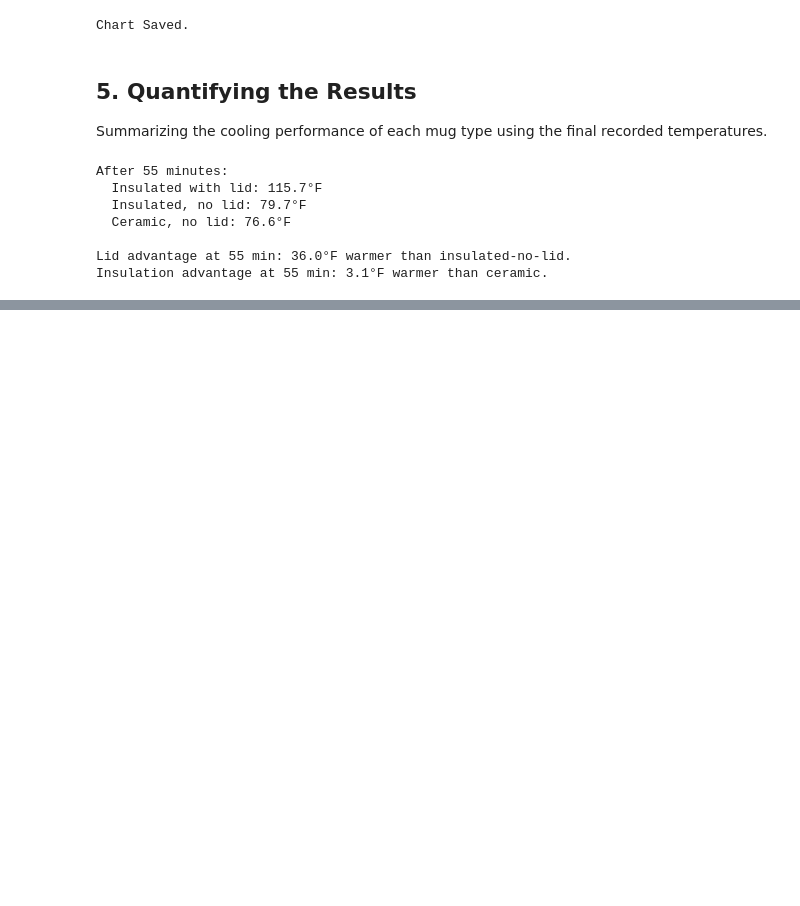
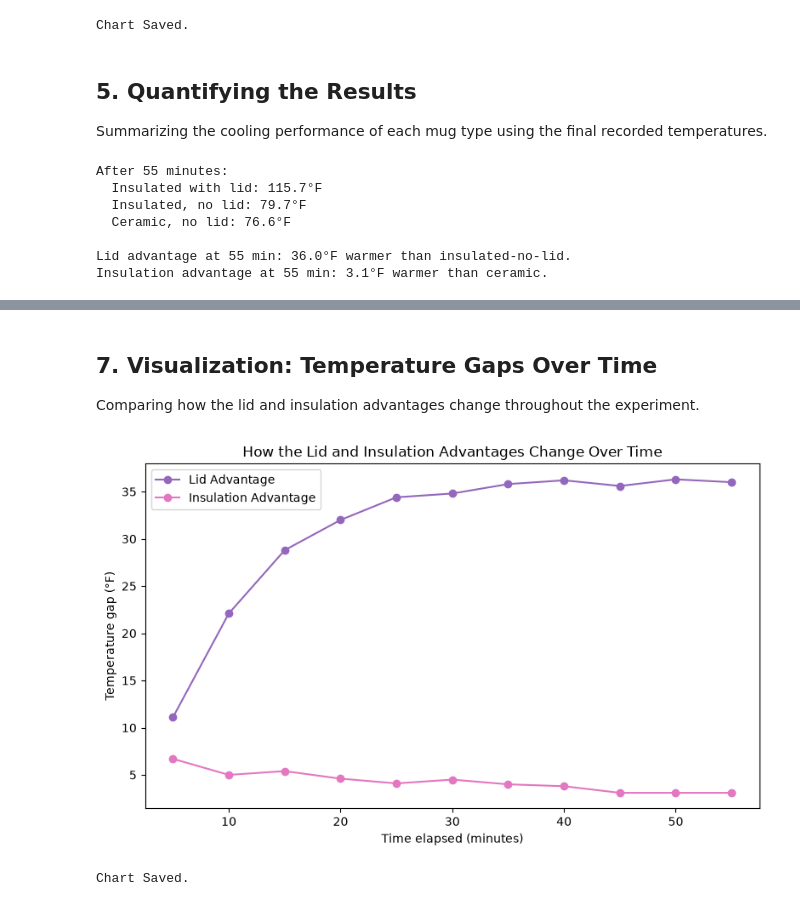
Before and after one commit to dakshita01/data-science-portfolio, a Jupyter notebook: 05-cooling-coffee/notebook/cooling_coffee.ipynb, the cells around one changed output, grey strips where cells are left out. Saved outputs shown, nothing was run; the diff lists cells and outputs as text; code cells hidden in the pictures; blank space fills up the shorter version.

Commit message:
feat: add own question analyzing cooling rate over time

```diff
--- a/05-cooling-coffee/notebook/cooling_coffee.ipynb
+++ b/05-cooling-coffee/notebook/cooling_coffee.ipynb
@@ -185,0 +190,5 @@ Insulation advantage at 55 min: 3.1°F warmer than ceramic.
+# %%
+df['lid_vs_no_lid_gap'] = df['insulated with lid'] - df['insulated']
+df['insulated_vs_ceramic'] = df['insulated'] - df['ceramic']
+
+print(df[['time', 'lid_vs_no_lid_gap', 'insulated_vs_ceramic']])
@@ -185,0 +208,36 @@ Insulation advantage at 55 min: 3.1°F warmer than ceramic.
+# %% [markdown]
+## 7. Visualization: Temperature Gaps Over Time
+
+Comparing how the lid and insulation advantages change throughout the experiment.
+# %%
+fig, ax = plt.subplots(figsize=(8, 5))
+
+ax.plot(
+    df['time'],
+    df['lid_vs_no_lid_gap'],
+    marker='o',
+    label='Lid Advantage',
+    color='C4'
+)
+ax.plot(
+    df['time'],
+    df['insulated_vs_ceramic'],
+    marker='o',
+    label='Insulation Advantage',
+    color='C6'
+)
+
+ax.set_xlabel('Time elapsed (minutes)')
+ax.set_ylabel('Temperature gap (°F)')
+ax.set_title('How the Lid and Insulation Advantages Change Over Time')
+ax.legend()
+
+plt.tight_layout()
+
+plt.savefig('../images/plots/cooling_rate_comparison.png', dpi=150, bbox_inches='tight')
+plt.show()
+
+print("Chart Saved.")
+# %% [output]
+[figure, added]
+Chart Saved.
```
Also changed, not shown: parts of 2 cells of this notebook, 1 other file.
